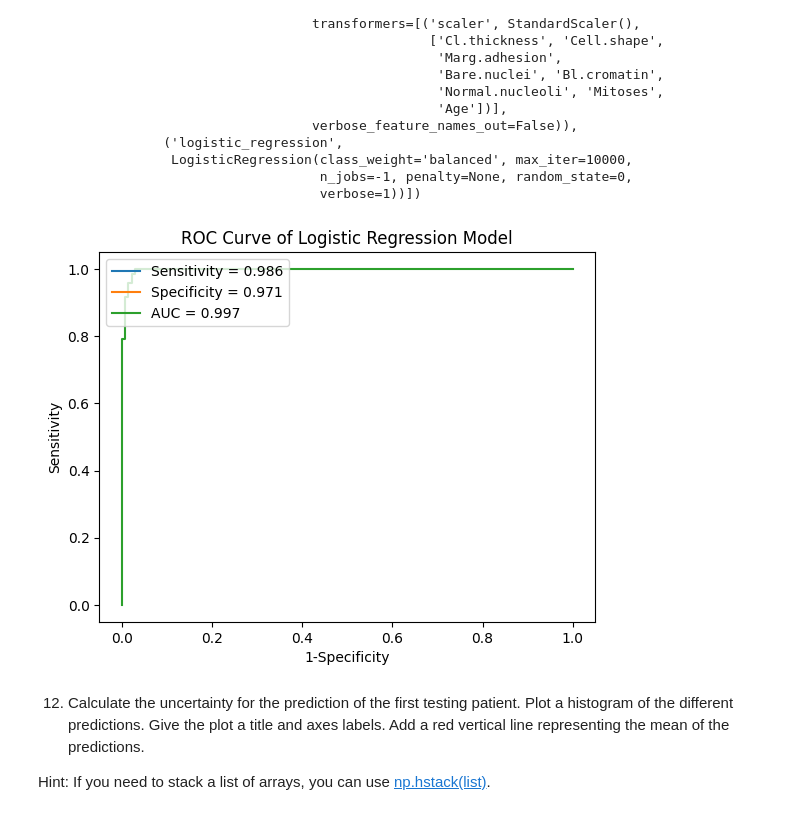
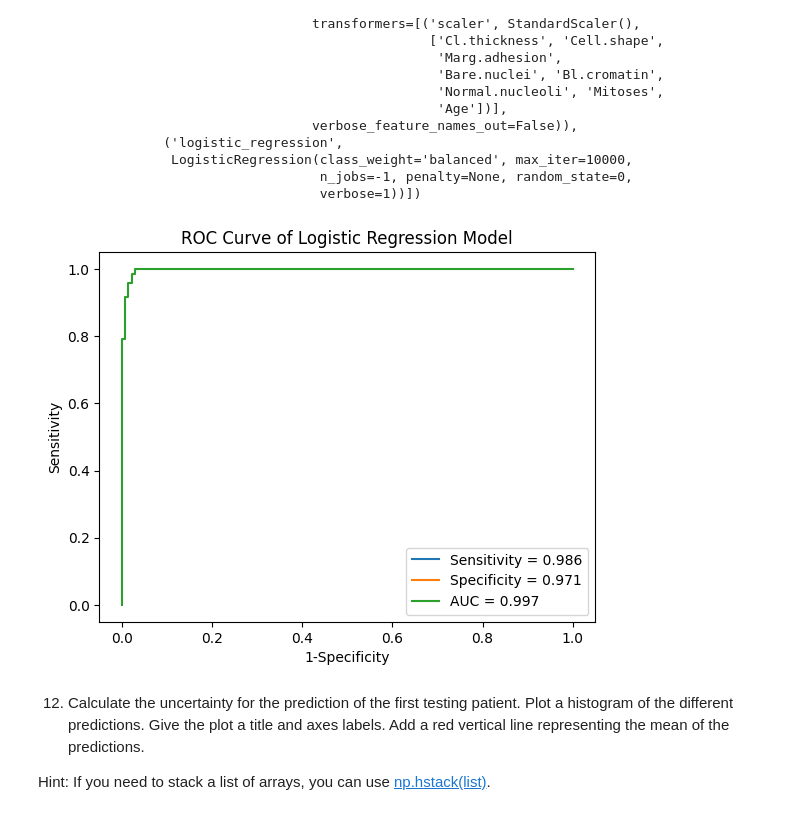
Before and after one commit to andytyuan2/DATASCI-3000, a Jupyter notebook: Homework 4 - Clean.ipynb, the cells around one changed output. Cells and saved outputs as stored; diff of their text form; code cells hidden in the pictures.

```diff
--- a/Homework 4 - Clean.ipynb
+++ b/Homework 4 - Clean.ipynb
@@ -384,24 +384,24 @@ Pipeline(steps=[('scaler',
 # %%
 y_test_prediction = logit_pipe2.predict_proba(Xtest2)
 fpr, tpr, thresholds = roc_curve(y_true=ytest2, y_score=y_test_prediction[:,1])
 auc2 = np.round(roc_auc_score(y_true=ytest2, y_score=y_test_prediction[:,1]),
                decimals = 3)
 confusion_matrix_log = confusion_matrix(ytest2, logit_pipe2.predict(Xtest2))
 sensitivity = confusion_matrix_log[1,1] / (confusion_matrix_log[1,1] + confusion_matrix_log[1,0])
 specificity = confusion_matrix_log[0,0] / (confusion_matrix_log[0,0] + confusion_matrix_log[0,1])
 
 
 # Plot ROC curve
 plt.plot(sensitivity, label=f"Sensitivity = {sensitivity:.3f}")
 plt.plot(specificity, label=f"Specificity = {specificity:.3f}")
 plt.plot(fpr,tpr,label=f"AUC = {auc2:.3f}")
-plt.legend(loc=2)
+plt.legend(loc=4)
 plt.xlabel('1-Specificity')
 plt.ylabel('Sensitivity')
 plt.title('ROC Curve of Logistic Regression Model')
 plt.show()
 # %% [output]
-[figure, old version]
+[figure, new version]
 # %% [markdown]
 12. Calculate the uncertainty for the prediction of the first testing patient.  Plot a histogram of the different predictions. Give the plot a title and axes labels. Add a red vertical line representing the mean of the predictions.
 
```
